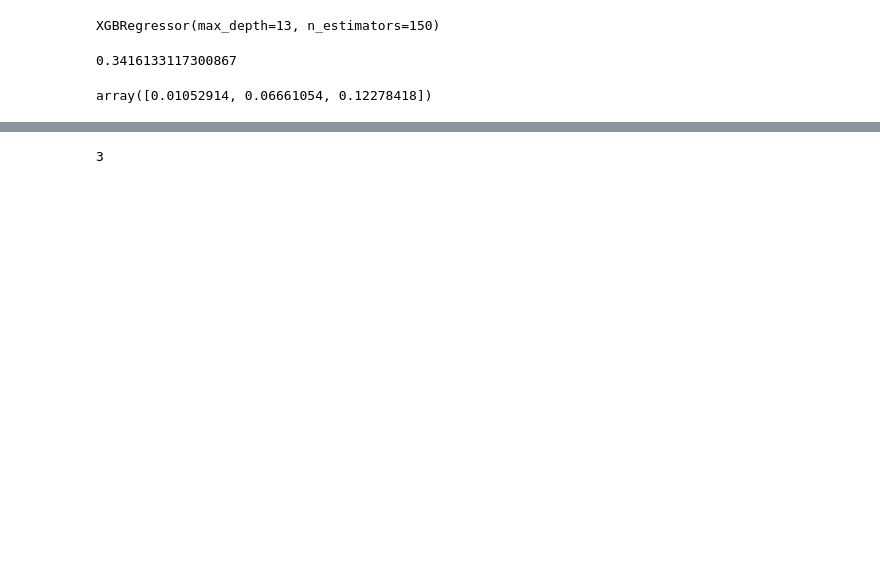
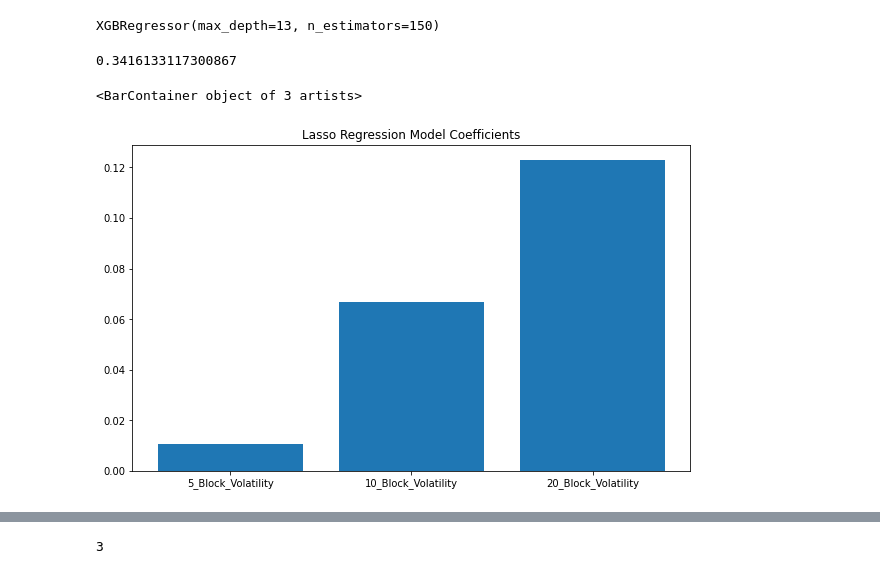
Before and after one commit to Marblez/VannaSwap, a Jupyter notebook: packages/models/SpreadModel.ipynb, the cells around one changed output, grey strips where cells are left out. Cells and saved outputs as stored; diff of their text form; code cells hidden in the pictures; blank space fills up the shorter version.

```diff
--- a/packages/models/SpreadModel.ipynb
+++ b/packages/models/SpreadModel.ipynb
@@ -160,9 +161,12 @@ model.score(X_test.values, y_test.values)
 # %% [output]
 0.3416133117300867
 # %%
-model.coef_
+plt.figure(figsize=(10,6))
+plt.title("Lasso Regression Model Coefficients")
+plt.bar(['5_Block_Volatility', '10_Block_Volatility', '20_Block_Volatility'], model.coef_)
 # %% [output]
-array([0.01052914, 0.06661054, 0.12278418])
+<BarContainer object of 3 artists>
+[figure, added]
 # %%
 model.predict(X_train.values)
 # %% [output]
```
Also changed, not shown: parts of 4 cells of this notebook, 2 other files.
